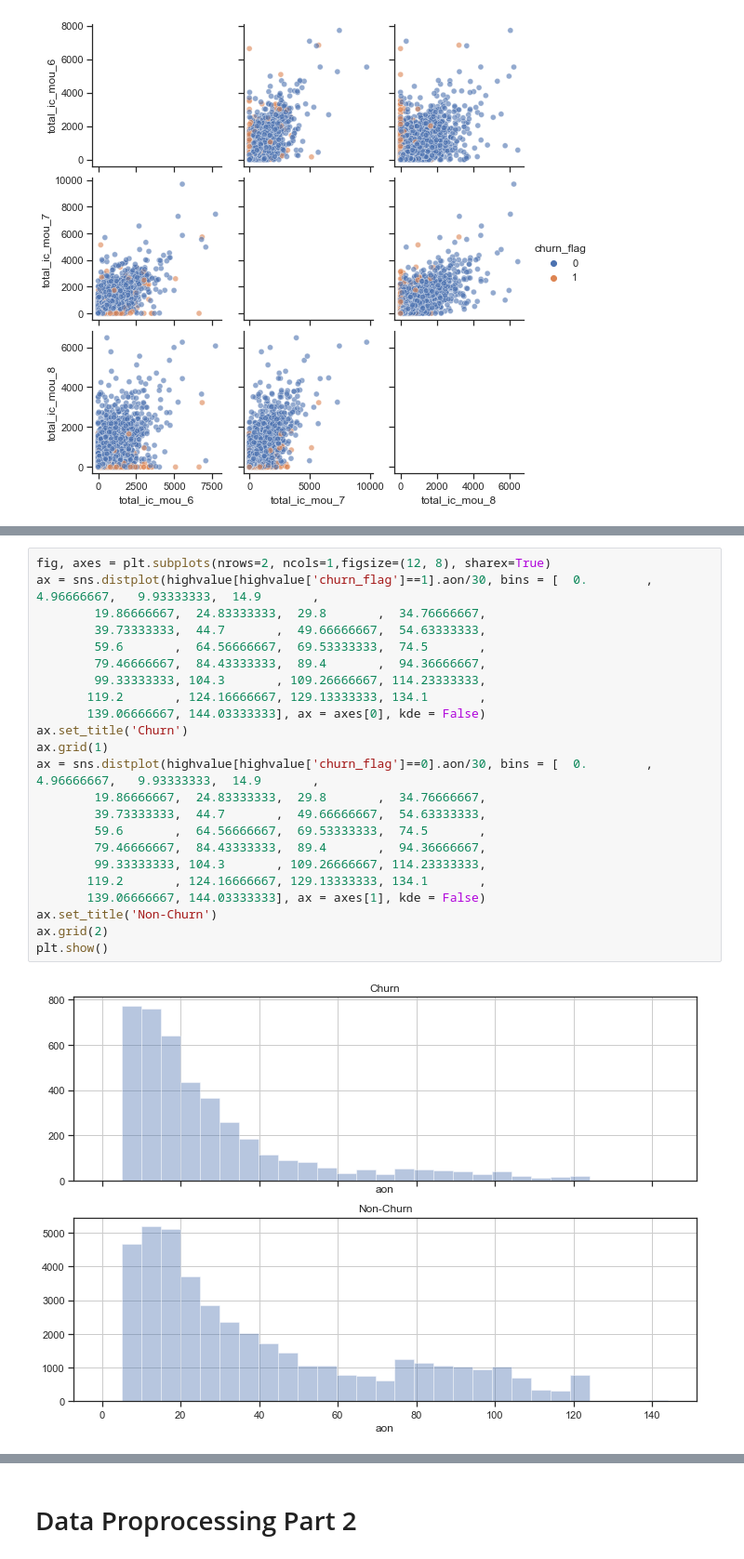
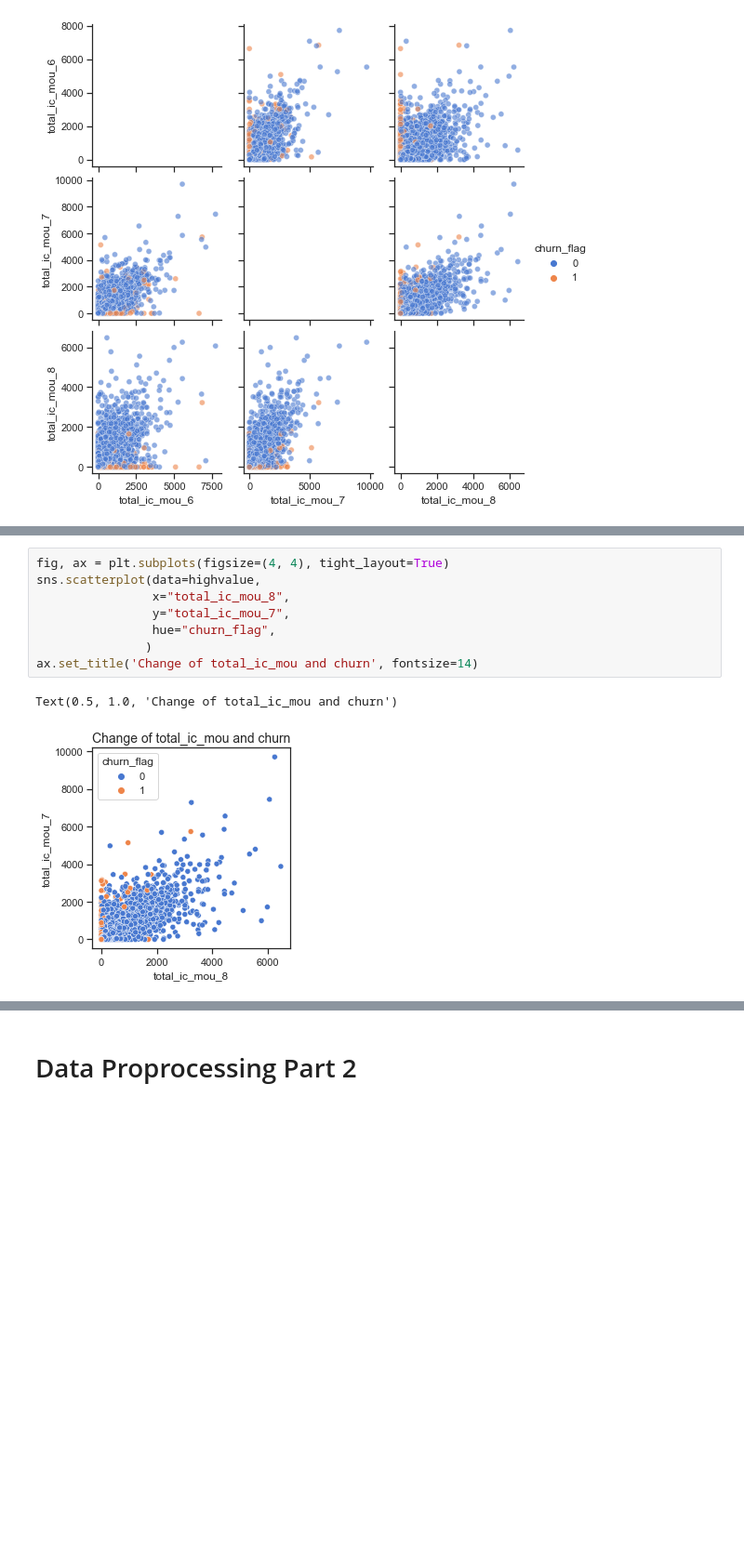
Before and after one commit to Crayon-ShinChan/ids-project, a Jupyter notebook: workflow.ipynb, the cells around one changed output, grey strips where cells are left out. Shown at 93% size. Drawn from its saved outputs; the diff is of its cells as text; blank space fills up the shorter version.

```diff
--- a/workflow.ipynb
+++ b/workflow.ipynb
@@ -846,25 +839,11 @@ plt.show()
-# %%
-fig, axes = plt.subplots(nrows=2, ncols=1,figsize=(12, 8), sharex=True)
-ax = sns.distplot(highvalue[highvalue['churn_flag']==1].aon/30, bins = [  0.        ,   4.96666667,   9.93333333,  14.9       ,
-        19.86666667,  24.83333333,  29.8       ,  34.76666667,
-        39.73333333,  44.7       ,  49.66666667,  54.63333333,
-        59.6       ,  64.56666667,  69.53333333,  74.5       ,
-        79.46666667,  84.43333333,  89.4       ,  94.36666667,
-        99.33333333, 104.3       , 109.26666667, 114.23333333,
-       119.2       , 124.16666667, 129.13333333, 134.1       ,
-       139.06666667, 144.03333333], ax = axes[0], kde = False)
-ax.set_title('Churn')
-ax.grid(1)
-ax = sns.distplot(highvalue[highvalue['churn_flag']==0].aon/30, bins = [  0.        ,   4.96666667,   9.93333333,  14.9       ,
-        19.86666667,  24.83333333,  29.8       ,  34.76666667,
-        39.73333333,  44.7       ,  49.66666667,  54.63333333,
-        59.6       ,  64.56666667,  69.53333333,  74.5       ,
-        79.46666667,  84.43333333,  89.4       ,  94.36666667,
-        99.33333333, 104.3       , 109.26666667, 114.23333333,
-       119.2       , 124.16666667, 129.13333333, 134.1       ,
-       139.06666667, 144.03333333], ax = axes[1], kde = False)
-ax.set_title('Non-Churn')
-ax.grid(2)
-plt.show()
-# %% [output]
-[figure, removed]
+# %%
+fig, ax = plt.subplots(figsize=(4, 4), tight_layout=True)
+sns.scatterplot(data=highvalue,
+                x="total_ic_mou_8",
+                y="total_ic_mou_7",
+                hue="churn_flag",
+               )
+ax.set_title('Change of total_ic_mou and churn', fontsize=14)
+# %% [output]
+Text(0.5, 1.0, 'Change of total_ic_mou and churn')
+[figure, added]
```
Also changed, not shown: parts of 39 cells of this notebook, 2 other files.
